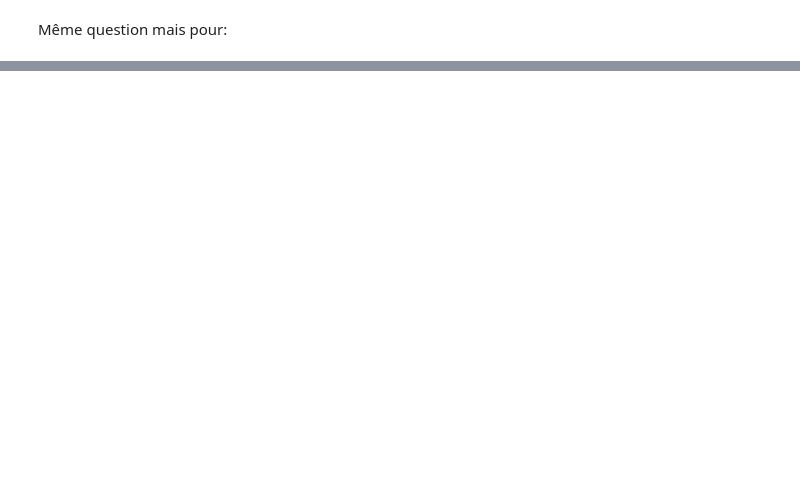
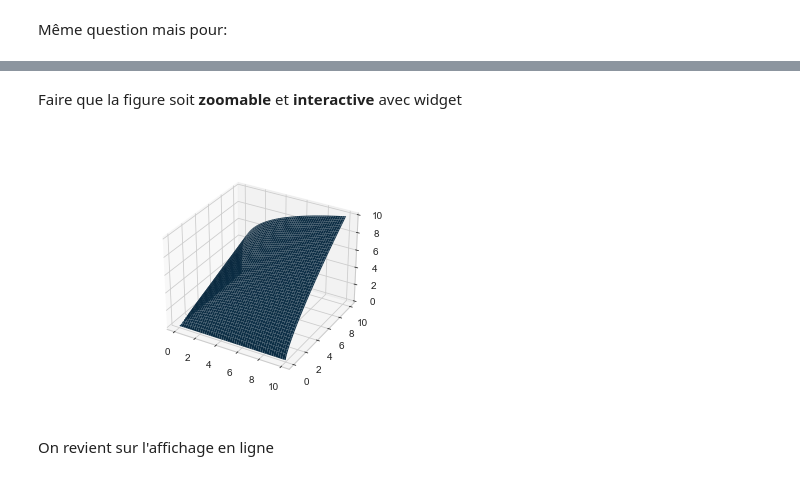
Before and after one commit to lugovalexa/Cours-UGA-Python-M1-Eco, a Jupyter notebook: Notebooks/Cours_2/Python_Cours_2.ipynb, the cells around one changed output, grey strips where cells are left out. Cells and saved outputs as stored; diff of their text form; code cells hidden in the pictures; blank space fills up the shorter version.

```diff
--- a/Notebooks/Cours_2/Python_Cours_2.ipynb
+++ b/Notebooks/Cours_2/Python_Cours_2.ipynb
@@ -177,0 +439,11 @@ print(np.sort(A)) # trier (par ordre croissant)
+# %% [markdown]
+Faire que la figure soit **zoomable** et **interactive** avec widget
+# %%
+%matplotlib widget
+fig = plt.figure() # create the figure
+ax = fig.add_subplot(1,1,1,projection='3d') # création d'un système d'axes 3d sur la figure
+ax.plot_surface(q1_vals,q2_vals,u_vals); # création d'un graph de surface sur le système d'axes
+# %% [output]
+[figure, added]
+# %% [markdown]
+On revient sur l'affichage en ligne
```
Also changed, not shown: parts of 84 cells of this notebook, 5 other files.
